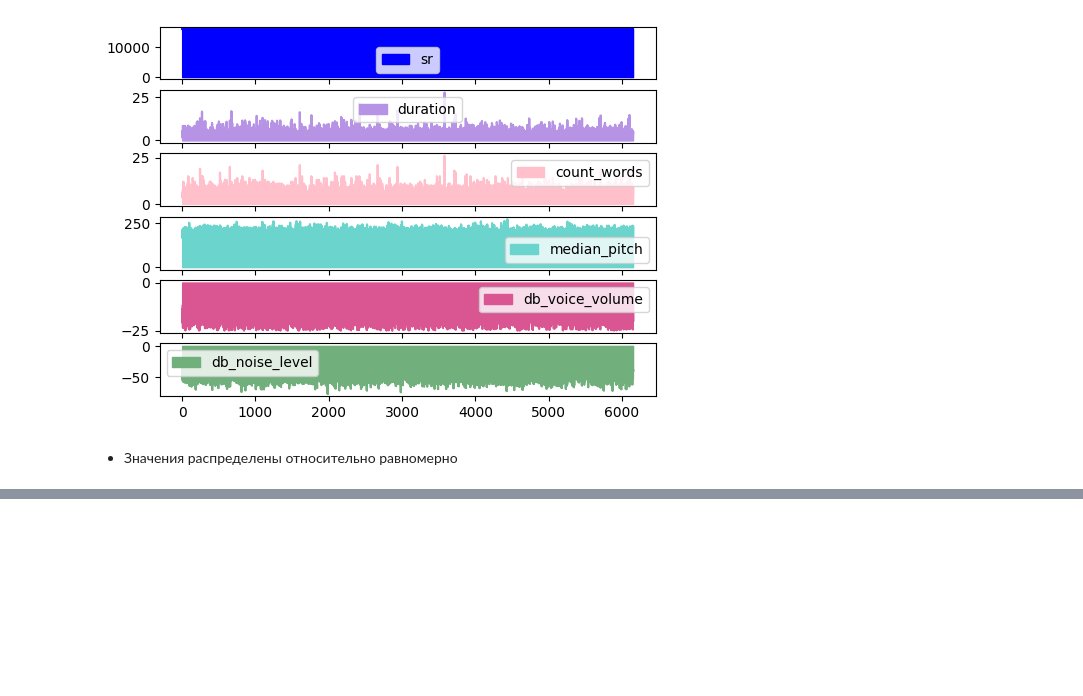
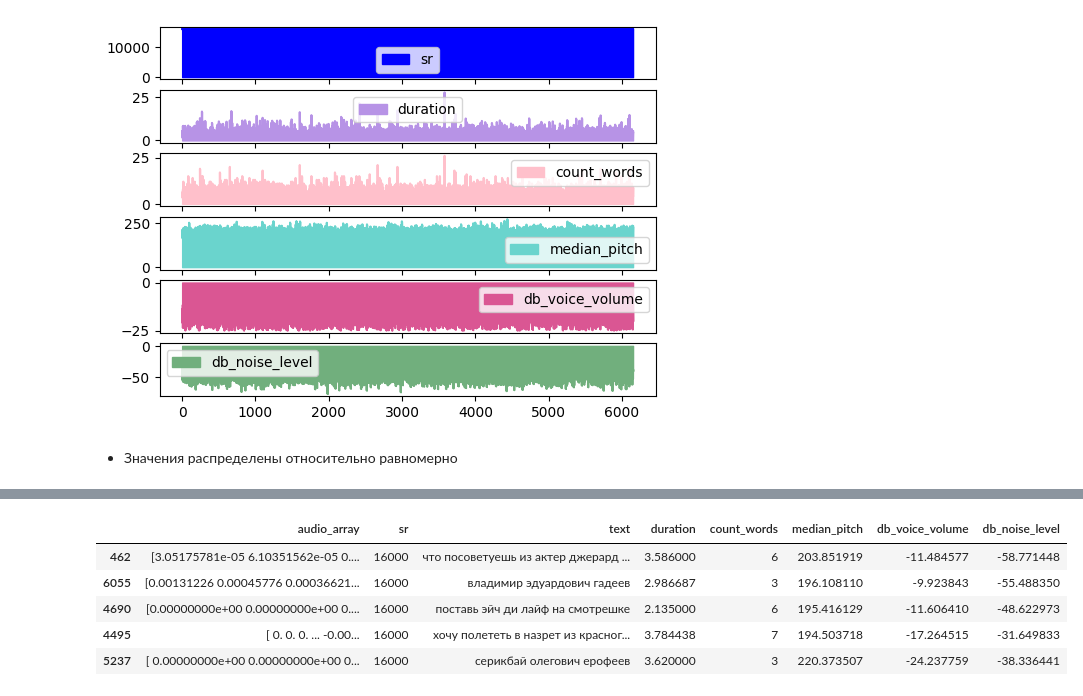
Before and after one commit to sollltit/tts1, a Jupyter notebook: Module_A/Module_A.ipynb, the cells around one changed output, grey strips where cells are left out. Drawn from its saved outputs; the diff is of its cells as text; code cells hidden in the pictures; blank space fills up the shorter version.

```diff
--- a/Module_A/Module_A.ipynb
+++ b/Module_A/Module_A.ipynb
@@ -1016,0 +1052,9 @@ plt.show()
+# %%
+valid_data.head()
+# %% [output]
+|  | audio_array | sr | text | duration | count_words | median_pitch | db_voice_volume | db_noise_level |
+| 462 | [3.05175781e-05 6.10351562e-05 0.... | 16000 | что посоветуешь из актер джерард ... | 3.586000 | 6 | 203.851919 | -11.484577 | -58.771448 |
+| 6055 | [0.00131226 0.00045776 0.00036621... | 16000 | владимир эдуардович гадеев | 2.986687 | 3 | 196.108110 | -9.923843 | -55.488350 |
+| 4690 | [0.00000000e+00 0.00000000e+00 0.... | 16000 | поставь эйч ди лайф на смотрешке | 2.135000 | 6 | 195.416129 | -11.606410 | -48.622973 |
+| 4495 | [ 0. 0. 0. ... -0.00... | 16000 | хочу полететь в назрет из красног... | 3.784438 | 7 | 194.503718 | -17.264515 | -31.649833 |
+| 5237 | [ 0.00000000e+00 0.00000000e+00 0... | 16000 | серикбай олегович ерофеев | 3.620000 | 3 | 220.373507 | -24.237759 | -38.336441 |
```
Also changed, not shown: parts of 16 cells of this notebook, 5 other files.
